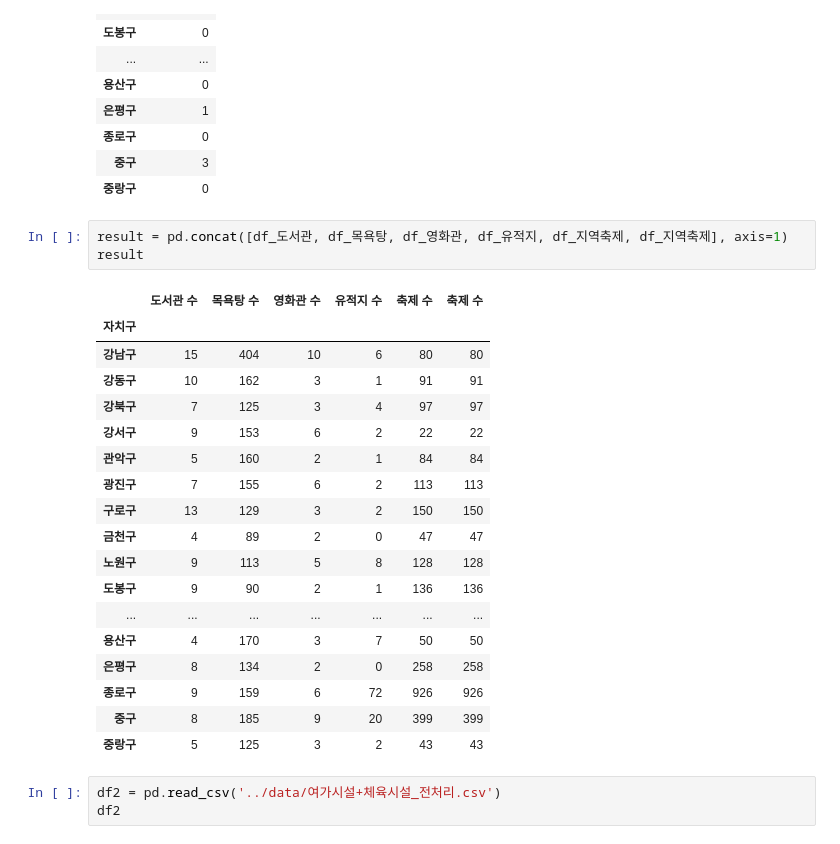
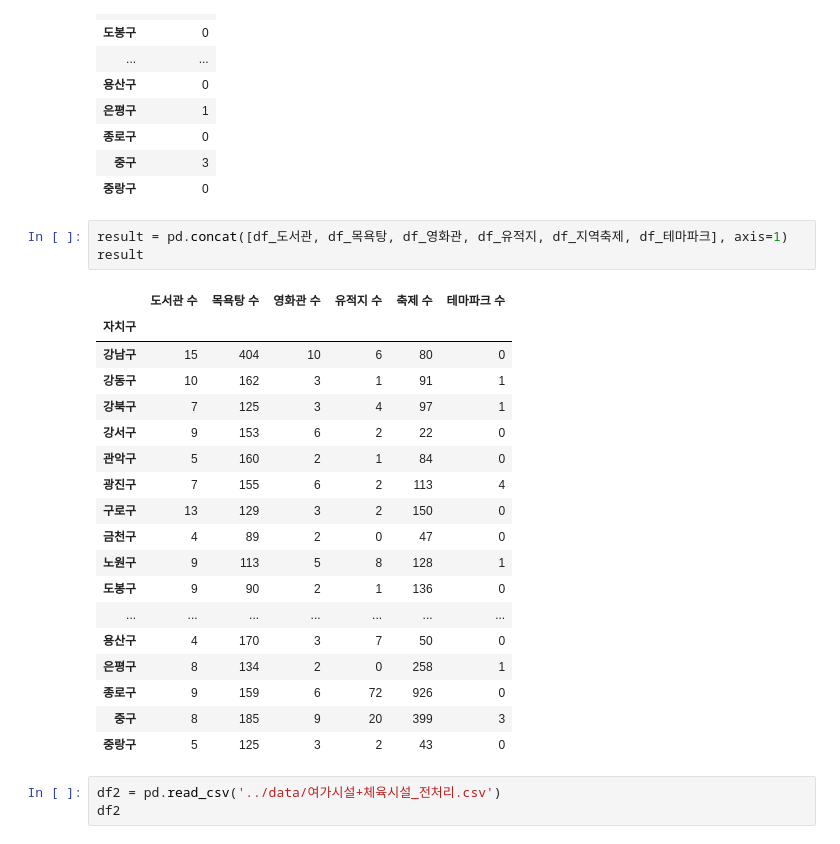
Before and after one commit to morateng/2023_Data_Campus, a Jupyter notebook: 데청캠 프로젝트 eda/data/데이터합치기.ipynb, the cells around one changed output. Saved outputs shown, nothing was run; the diff lists cells and outputs as text.

```diff
--- a/데청캠 프로젝트 eda/data/데이터합치기.ipynb
+++ b/데청캠 프로젝트 eda/data/데이터합치기.ipynb
@@ -438,27 +438,27 @@ df_테마파크
 | 중구 | 3 |
 | 중랑구 | 0 |
 # %%
-result = pd.concat([df_도서관, df_목욕탕, df_영화관, df_유적지, df_지역축제, df_지역축제], axis=1)
+result = pd.concat([df_도서관, df_목욕탕, df_영화관, df_유적지, df_지역축제, df_테마파크], axis=1)
 result
 # %% [output]
-|  | 도서관 수 | 목욕탕 수 | 영화관 수 | 유적지 수 | 축제 수 | 축제 수 |
+|  | 도서관 수 | 목욕탕 수 | 영화관 수 | 유적지 수 | 축제 수 | 테마파크 수 |
 | 자치구 |  |  |  |  |  |  |
-| 강남구 | 15 | 404 | 10 | 6 | 80 | 80 |
-| 강동구 | 10 | 162 | 3 | 1 | 91 | 91 |
-| 강북구 | 7 | 125 | 3 | 4 | 97 | 97 |
-| 강서구 | 9 | 153 | 6 | 2 | 22 | 22 |
-| 관악구 | 5 | 160 | 2 | 1 | 84 | 84 |
-| 광진구 | 7 | 155 | 6 | 2 | 113 | 113 |
-| 구로구 | 13 | 129 | 3 | 2 | 150 | 150 |
-| 금천구 | 4 | 89 | 2 | 0 | 47 | 47 |
-| 노원구 | 9 | 113 | 5 | 8 | 128 | 128 |
-| 도봉구 | 9 | 90 | 2 | 1 | 136 | 136 |
+| 강남구 | 15 | 404 | 10 | 6 | 80 | 0 |
+| 강동구 | 10 | 162 | 3 | 1 | 91 | 1 |
+| 강북구 | 7 | 125 | 3 | 4 | 97 | 1 |
+| 강서구 | 9 | 153 | 6 | 2 | 22 | 0 |
+| 관악구 | 5 | 160 | 2 | 1 | 84 | 0 |
+| 광진구 | 7 | 155 | 6 | 2 | 113 | 4 |
+| 구로구 | 13 | 129 | 3 | 2 | 150 | 0 |
+| 금천구 | 4 | 89 | 2 | 0 | 47 | 0 |
+| 노원구 | 9 | 113 | 5 | 8 | 128 | 1 |
+| 도봉구 | 9 | 90 | 2 | 1 | 136 | 0 |
 | ... | ... | ... | ... | ... | ... | ... |
-| 용산구 | 4 | 170 | 3 | 7 | 50 | 50 |
-| 은평구 | 8 | 134 | 2 | 0 | 258 | 258 |
-| 종로구 | 9 | 159 | 6 | 72 | 926 | 926 |
-| 중구 | 8 | 185 | 9 | 20 | 399 | 399 |
-| 중랑구 | 5 | 125 | 3 | 2 | 43 | 43 |
+| 용산구 | 4 | 170 | 3 | 7 | 50 | 0 |
+| 은평구 | 8 | 134 | 2 | 0 | 258 | 1 |
+| 종로구 | 9 | 159 | 6 | 72 | 926 | 0 |
+| 중구 | 8 | 185 | 9 | 20 | 399 | 3 |
+| 중랑구 | 5 | 125 | 3 | 2 | 43 | 0 |
 # %%
 df2 = pd.read_csv('../data/여가시설+체육시설_전처리.csv')
 df2
```
Also changed, not shown: parts of 1 cell of this notebook, 8 other files.
